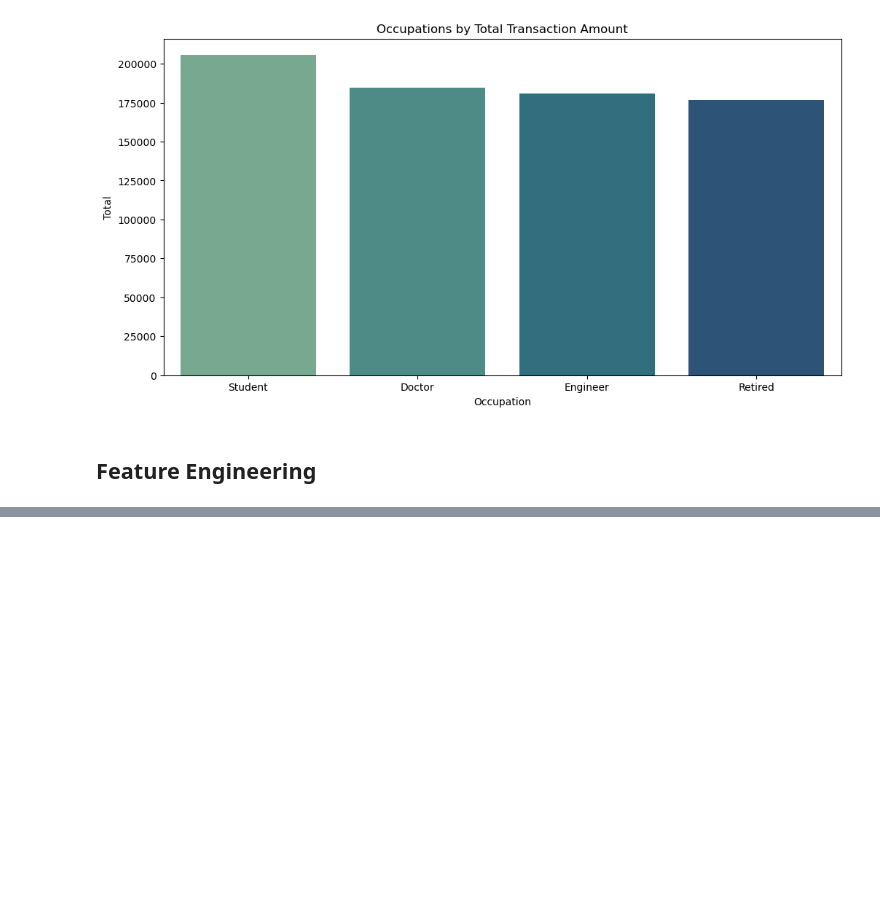
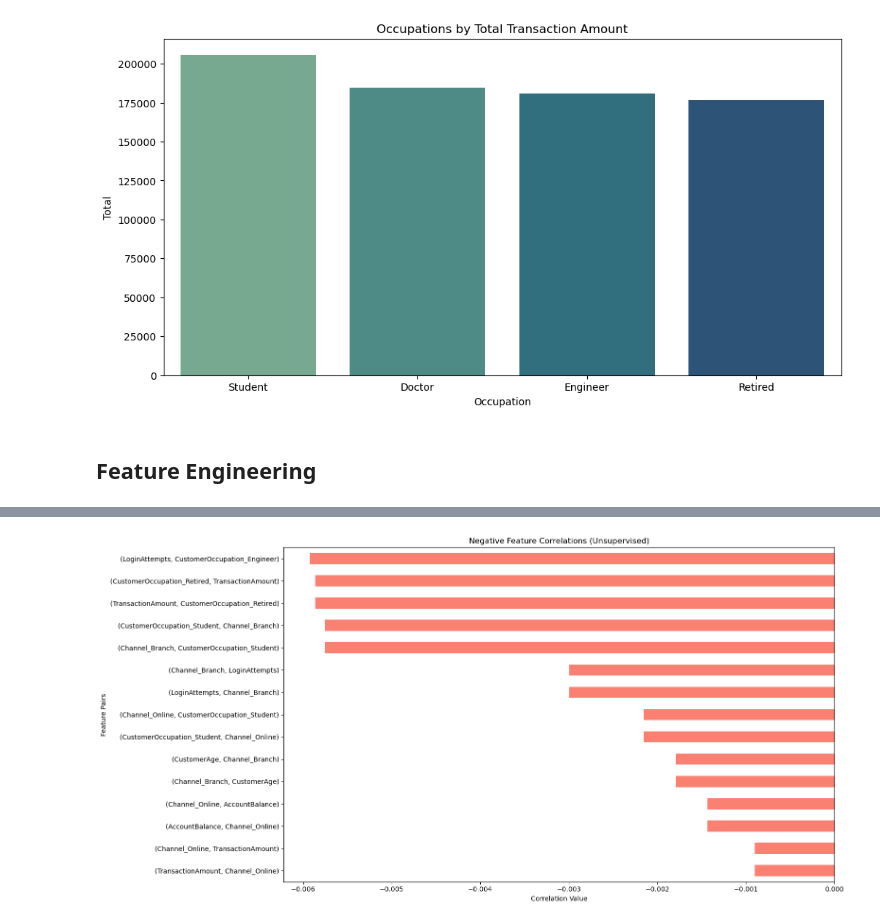
Before and after one commit to mahabub-rah/Fundamental-ML-Project, a Jupyter notebook: unSuperviesed _bank_data/main.ipynb, the cells around one changed output, grey strips where cells are left out. Saved outputs shown, nothing was run; the diff lists cells and outputs as text; code cells hidden in the pictures; blank space fills up the shorter version.

```diff
--- a/unSuperviesed _bank_data/main.ipynb
+++ b/unSuperviesed _bank_data/main.ipynb
@@ -424,0 +522,10 @@ array([1, 3, 5, 2, 4])
+# %%
+#bar plot for top 20 negative correlations
+plt.figure(figsize=(16, 8))
+negative_corr.plot(kind='barh', color='salmon', label='Negative Correlations')
+plt.title('Negative Feature Correlations (Unsupervised)')
+plt.xlabel('Correlation Value')
+plt.ylabel('Feature Pairs')
+plt.tight_layout()
+# %% [output]
+[figure, added]
```
Also changed, not shown: parts of 15 cells of this notebook.
